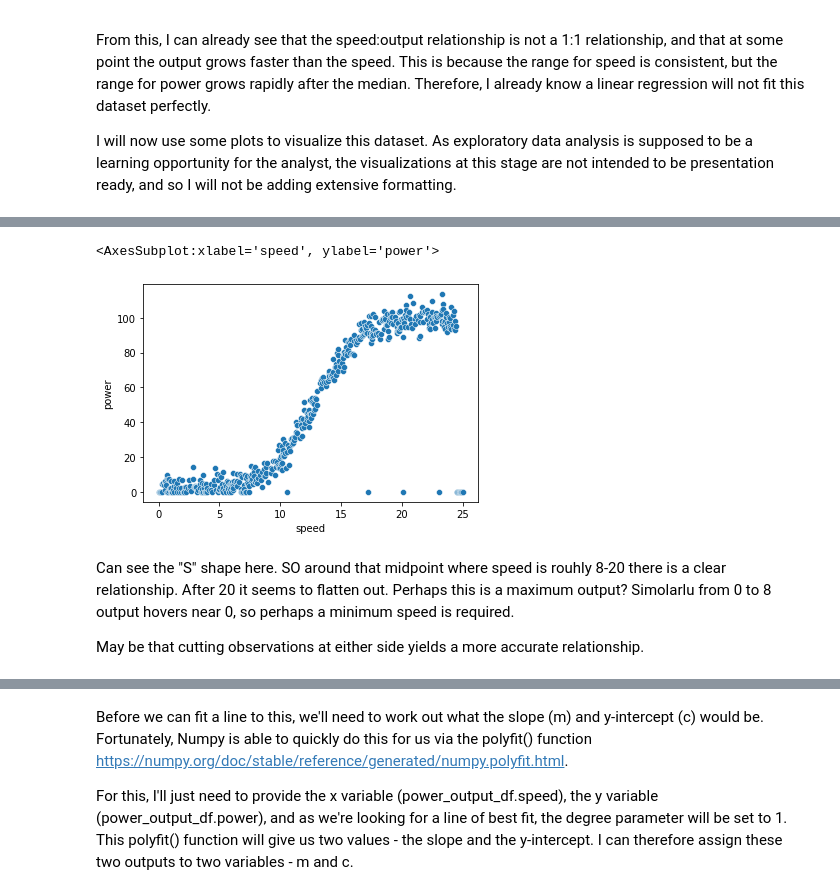
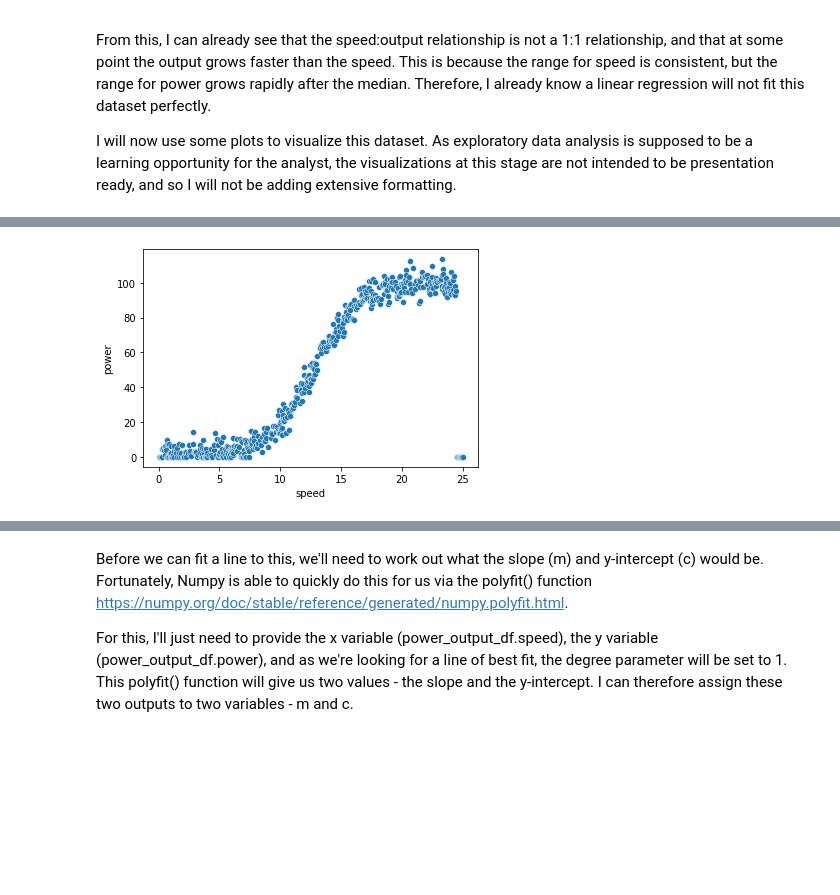
Before and after one commit to OtherBrian/fda-regression_project, a Jupyter notebook: Regression Project.ipynb, the cells around one changed output, grey strips where cells are left out. Cells and saved outputs as stored; diff of their text form; code cells hidden in the pictures; blank space fills up the shorter version.

```diff
--- a/Regression Project.ipynb
+++ b/Regression Project.ipynb
@@ -65,0 +98,3 @@ I will now use some plots to visualize this dataset. As exploratory data analysi
+# %%
+#Method for dropping rows based on multiple conditions found on StackOverflow[2].
+cleaned_df = power_output_df.drop(power_output_df.loc[(power_output_df['power'] == 0.00) & (power_output_df['speed'] > 10.0) & (power_output_df['speed'] < 24.0)].index)
@@ -66,10 +127,5 @@ I will now use some plots to visualize this dataset. As exploratory data analysi
 # %%
-ax = sns.scatterplot(x = power_output_df.speed, y = power_output_df.power)
-ax
+ax = sns.scatterplot(x = cleaned_df.speed, y = cleaned_df.power)
+ax;
 # %% [output]
-<AxesSubplot:xlabel='speed', ylabel='power'>
-[figure, old version]
+[figure, new version]
-# %% [markdown]
-Can see the "S" shape here. SO around that midpoint where speed is rouhly 8-20 there is a clear relationship. After 20 it seems to flatten out. Perhaps this is a maximum output? Simolarlu from 0 to 8 output hovers near 0, so perhaps a minimum speed is required.
-
-May be that cutting observations at either side yields a more accurate relationship.
```
Also changed, not shown: parts of 18 cells of this notebook.
